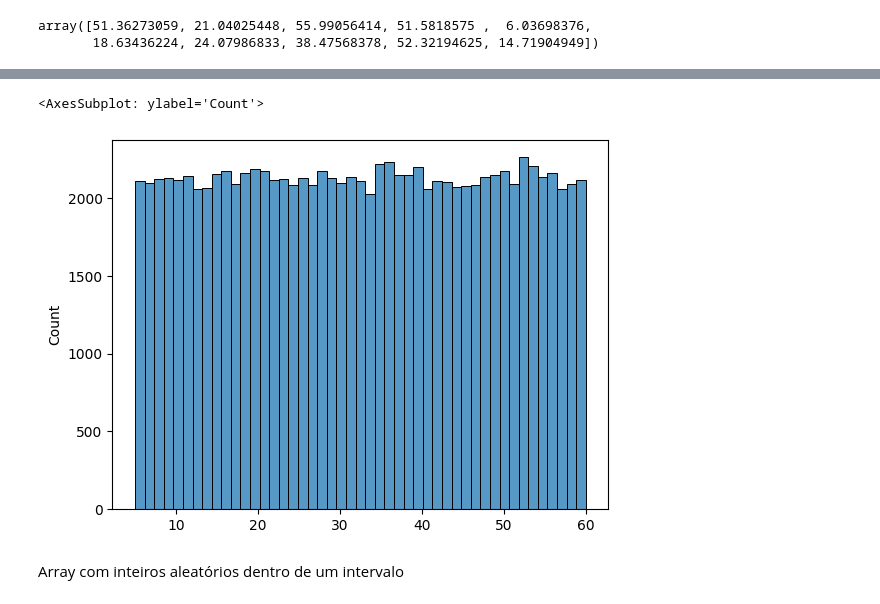
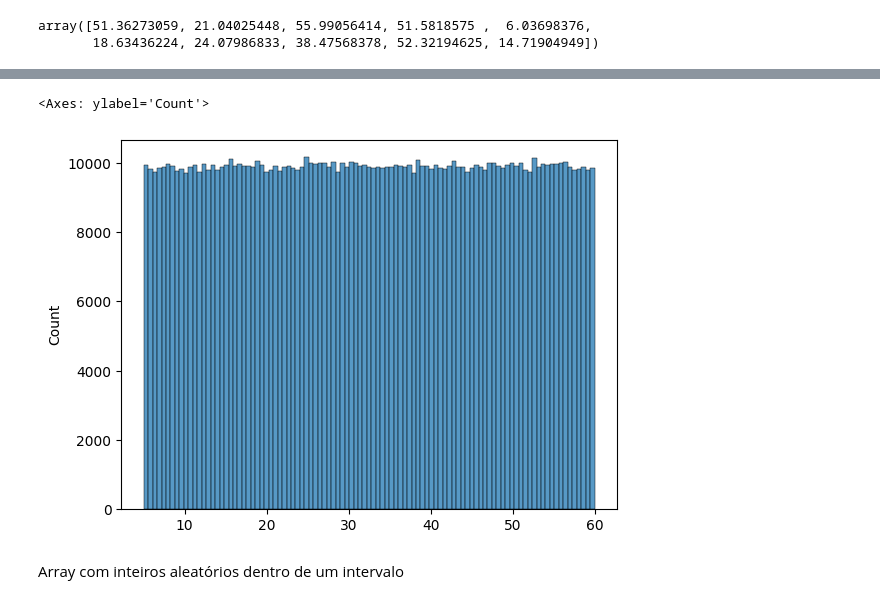
Before and after one commit to robertosgpontes/santander1175, a Jupyter notebook: Numpy.ipynb, the cells around one changed output, grey strips where cells are left out. Cells and saved outputs as stored; diff of their text form; code cells hidden in the pictures.

```diff
--- a/Numpy.ipynb
+++ b/Numpy.ipynb
@@ -259,11 +295,11 @@ array([51.36273059, 21.04025448, 55.99056414, 51.5818575 ,  6.03698376,
 # %%
 # plotando distribuições (uniforme e normal) com o seaborn
 import seaborn as sns
-x = np.random.rand(100000)*55 + 5
+x = np.random.rand(1000000)*55 + 5
 sns.histplot(x)
 # %% [output]
-<AxesSubplot: ylabel='Count'>
+<Axes: ylabel='Count'>
-[figure, old version]
+[figure, new version]
 # %% [markdown]
 Array com inteiros aleatórios dentro de um intervalo
 # %%
```
Also changed, not shown: parts of 25 cells of this notebook.
